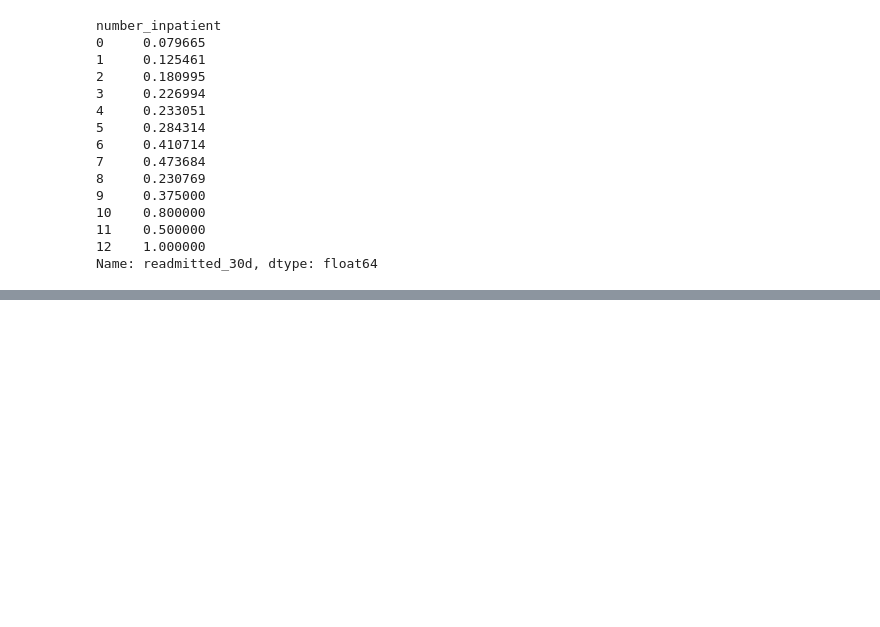
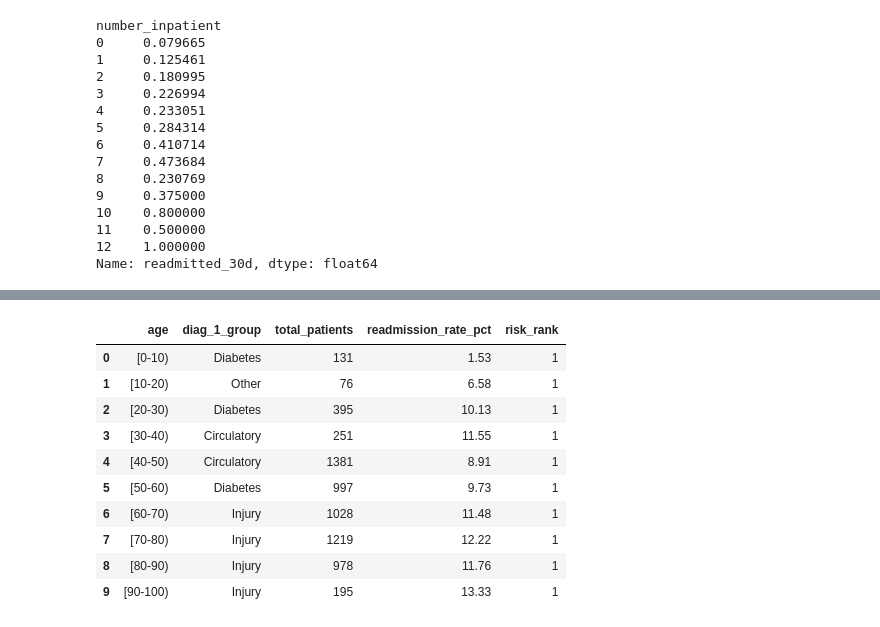
Before and after one commit to Kavya132003/hospital-readmission-analysis, a Jupyter notebook: notebooks/02_eda.ipynb.ipynb, the cells around one changed output, grey strips where cells are left out. Drawn from its saved outputs; the diff is of its cells as text; code cells hidden in the pictures; blank space fills up the shorter version.

Commit message:
Add SQL queries: age, diagnosis, window function, CTE risk segmentation

```diff
--- a/notebooks/02_eda.ipynb.ipynb
+++ b/notebooks/02_eda.ipynb.ipynb
@@ -85,0 +146,4 @@ Name: readmitted_30d, dtype: float64
+# %%
+import sqlite3
+import pandas as pd
+conn = sqlite3.connect('../data/processed/hospital.db')
@@ -85,0 +199,31 @@ Name: readmitted_30d, dtype: float64
+# %%
+#Query 3: Window function — rank diagnosis groups within each age bracket
+query3 = """
+SELECT *
+FROM (
+    SELECT
+        age,
+        diag_1_group,
+        COUNT(*) AS total_patients,
+        ROUND(AVG(readmitted_30d) * 100, 2) AS readmission_rate_pct,
+        RANK() OVER (PARTITION BY age ORDER BY AVG(readmitted_30d) DESC) AS risk_rank
+    FROM encounters
+    GROUP BY age, diag_1_group
+    HAVING COUNT(*) > 30
+) ranked
+WHERE risk_rank = 1
+ORDER BY age;
+"""
+pd.read_sql(query3, conn)
+# %% [output]
+|  | age | diag_1_group | total_patients | readmission_rate_pct | risk_rank |
+| 0 | [0-10) | Diabetes | 131 | 1.53 | 1 |
+| 1 | [10-20) | Other | 76 | 6.58 | 1 |
+| 2 | [20-30) | Diabetes | 395 | 10.13 | 1 |
+| 3 | [30-40) | Circulatory | 251 | 11.55 | 1 |
+| 4 | [40-50) | Circulatory | 1381 | 8.91 | 1 |
+| 5 | [50-60) | Diabetes | 997 | 9.73 | 1 |
+| 6 | [60-70) | Injury | 1028 | 11.48 | 1 |
+| 7 | [70-80) | Injury | 1219 | 12.22 | 1 |
+| 8 | [80-90) | Injury | 978 | 11.76 | 1 |
+| 9 | [90-100) | Injury | 195 | 13.33 | 1 |
```
Also changed, not shown: parts of 7 cells of this notebook, 1 other file.
